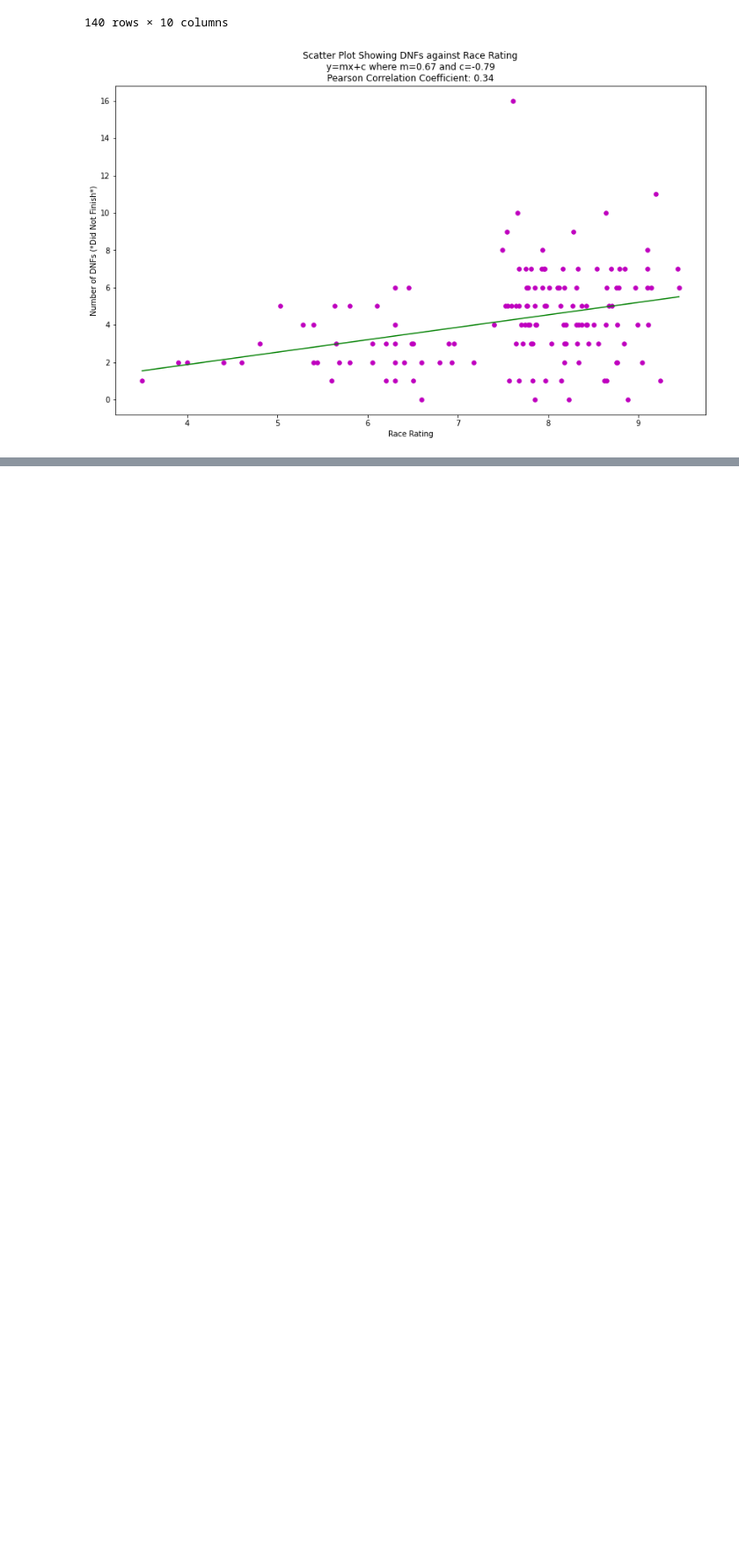
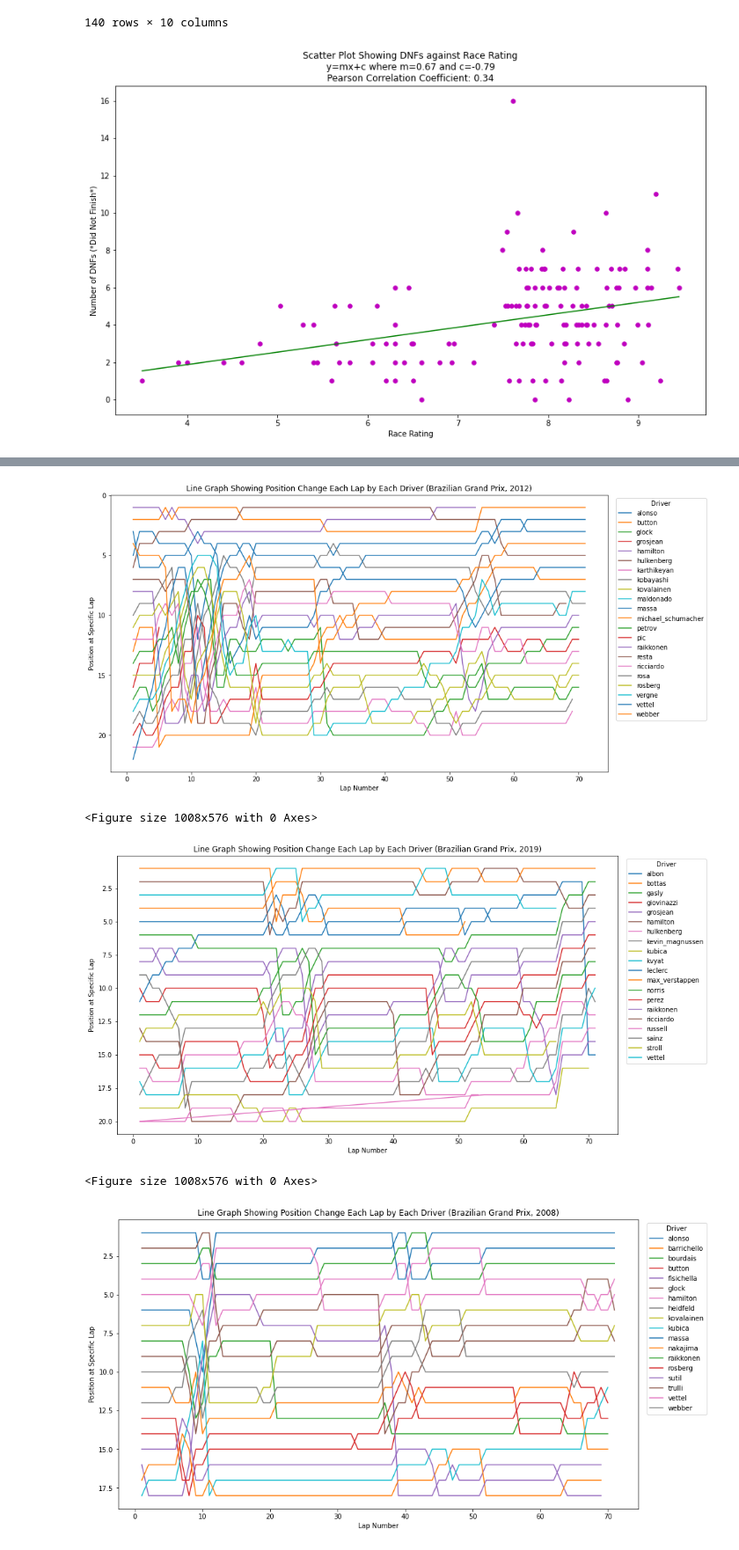
Before and after one commit to jasonhsu8/Formula-1-Project, a Jupyter notebook: JJ Notebooks/DataVisualisation.ipynb, the cells around one changed output, grey strips where cells are left out. Shown at 88% size. Drawn from its saved outputs; the diff is of its cells as text; code cells hidden in the pictures; blank space fills up the shorter version.

Commit message:
edited laptimes.csv made new function, made new figures, unittest 1

```diff
--- a/JJ Notebooks/DataVisualisation.ipynb
+++ b/JJ Notebooks/DataVisualisation.ipynb
@@ -608,0 +620,18 @@ plot_regression_line(x,y,b)
+# %%
+# Hypothesis 3 Do the amount of overtakings affect the score?
+# Lets start by looking at the change in positions across a race by each driver
+# As Brazil is one of the highest average rated circuit and on the top 100 8 times lets comapre a few races there.
+# We will pick the top 3 highest rated races
+
+# pair driverId to a name
+
+laptimes_driverids = pd.merge(laptimes, drivers, on="driverId", how="left")
+laptimes_driverids = laptimes_driverids.drop(['number', 'code', 'forename', 'surname', 'dob', 'nationality'], axis=1)
+laptimes_driverids_879 = laptimes_driverids[laptimes_driverids['raceId'] == 879]
+
+laptimes_driverids_1029 = laptimes_driverids[laptimes_driverids['raceId'] == 1029]
+
+laptimes_driverids_35 = laptimes_driverids[laptimes_driverids['raceId'] == 35]
+
+
+#laptimes_driverids.sort_values(by="Race Rating", ascending=False, inplace=True)
@@ -608,0 +686,54 @@ plot_regression_line(x,y,b)
+# %%
+# Display all three races and their change in positions by each driver each lap
+
+# laptimes_driverids_879
+
+laptimes_driverids_879_grouped = laptimes_driverids_879.groupby('driverRef')
+fig = plt.figure(figsize=(14,8))
+for driverRef, group in laptimes_driverids_879_grouped:
+    plt.plot(group['lap'], group['position'], label=f'{driverRef}')
+
+plt.xlabel('Lap Number')
+plt.ylabel('Position at Specific Lap')
+plt.title('Line Graph Showing Position Change Each Lap by Each Driver (Brazilian Grand Prix, 2012)')
+plt.legend(title= "Driver", bbox_to_anchor=(1.01, 1), loc='upper left')
+plt.gca().invert_yaxis() #inverts y axis
+plt.show()
+
+
+# laptimes_driverids_1029
+
+fig = plt.figure(figsize=(14,8))
+laptimes_driverids_1029_grouped = laptimes_driverids_1029.groupby('driverRef')
+fig = plt.figure(figsize=(14,8))
+for driverRef, group in laptimes_driverids_1029_grouped:
+    plt.plot(group['lap'], group['position'], label=f'{driverRef}')
+
+plt.xlabel('Lap Number')
+plt.ylabel('Position at Specific Lap')
+plt.title('Line Graph Showing Position Change Each Lap by Each Driver (Brazilian Grand Prix, 2019)')
+plt.legend(title= "Driver", bbox_to_anchor=(1.01, 1), loc='upper left')
+plt.gca().invert_yaxis() #inverts y axis
+plt.show()
+
+
+# laptimes_driverids_35
+
+fig = plt.figure(figsize=(14,8))
+laptimes_driverids_35_grouped = laptimes_driverids_35.groupby('driverRef')
+fig = plt.figure(figsize=(14,8))
+for driverRef, group in laptimes_driverids_35_grouped:
+    plt.plot(group['lap'], group['position'], label=f'{driverRef}')
+
+plt.xlabel('Lap Number')
+plt.ylabel('Position at Specific Lap')
+plt.title('Line Graph Showing Position Change Each Lap by Each Driver (Brazilian Grand Prix, 2008)')
+plt.legend(title= "Driver", bbox_to_anchor=(1.01, 1), loc='upper left')
+plt.gca().invert_yaxis() #inverts y axis
+plt.show()
+# %% [output]
+[figure, added]
+<Figure size 1008x576 with 0 Axes>
+[figure, added]
+<Figure size 1008x576 with 0 Axes>
+[figure, added]
```
Also changed, not shown: parts of 12 cells of this notebook, 3 other files.
